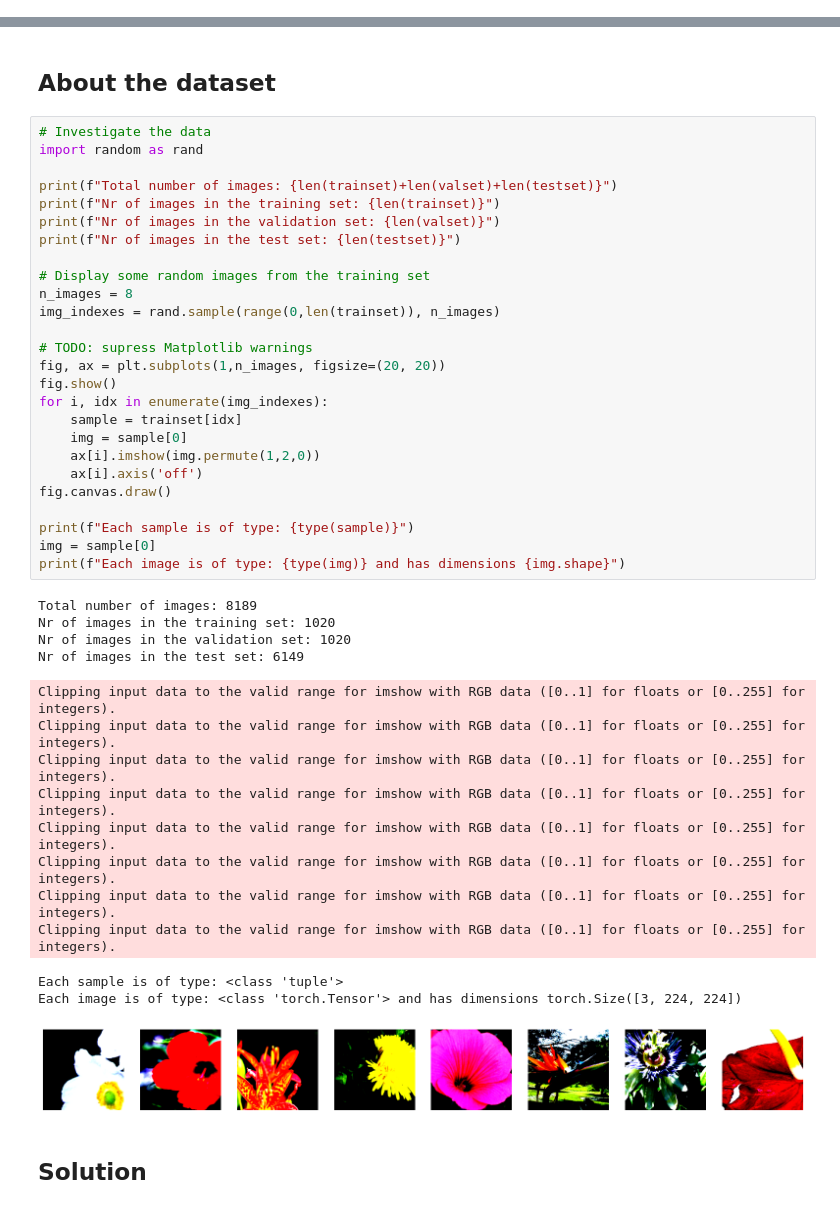
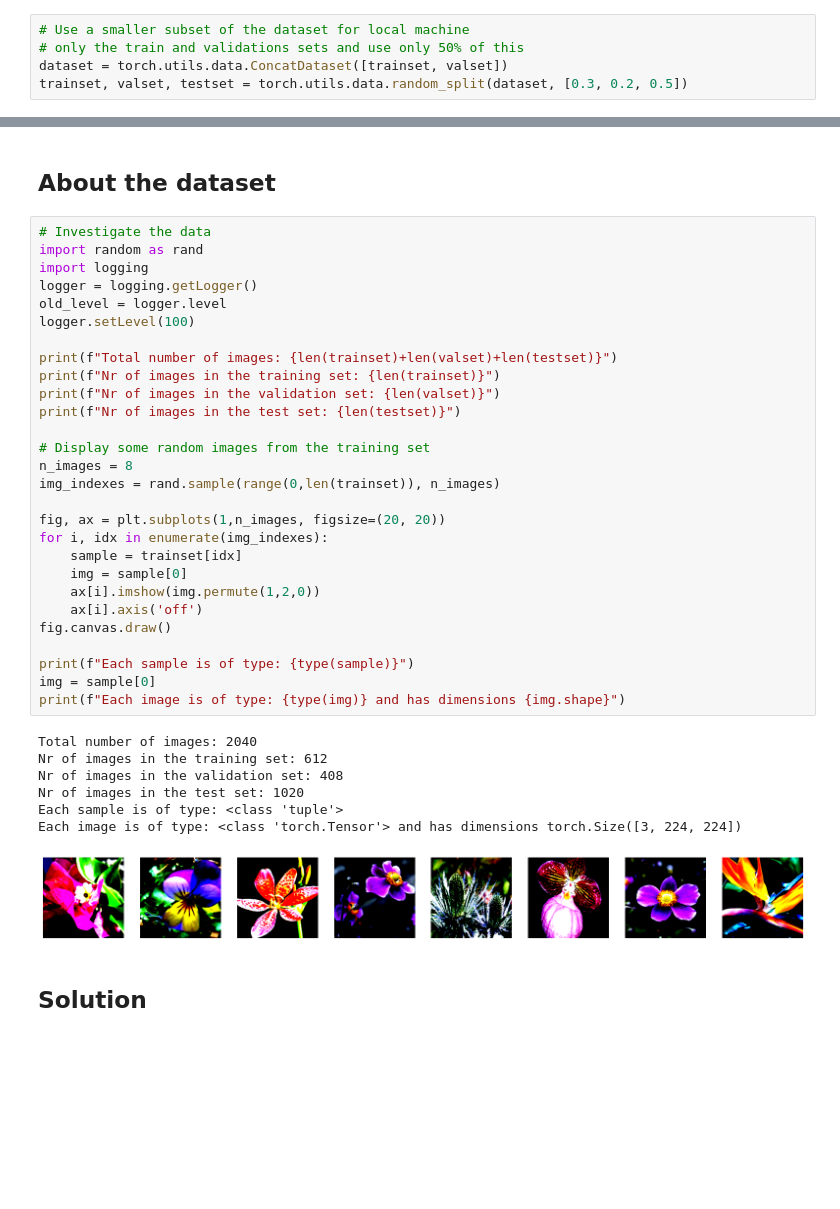
Before and after one commit to ScilifelabDataCentre/serve-tutorials, a Jupyter notebook: Webinars/2023-Using-containers-on-Berzelius/flowers-classification/01-notebook/local-solution-notebook.ipynb, the cells around one changed output, grey strips where cells are left out. Cells and saved outputs as stored; diff of their text form; blank space fills up the shorter version.

```diff
--- a/Webinars/2023-Using-containers-on-Berzelius/flowers-classification/01-notebook/local-solution-notebook.ipynb
+++ b/Webinars/2023-Using-containers-on-Berzelius/flowers-classification/01-notebook/local-solution-notebook.ipynb
@@ -78,4 +80,9 @@ valset = torchvision.datasets.Flowers102(root=DATA_PATH, split="val",
 
 testset = torchvision.datasets.Flowers102(root=DATA_PATH, split="test",
                                       download=True, transform=test_data_transforms)
+# %%
+# Use a smaller subset of the dataset for local machine
+# only the train and validations sets and use only 50% of this
+dataset = torch.utils.data.ConcatDataset([trainset, valset])
+trainset, valset, testset = torch.utils.data.random_split(dataset, [0.3, 0.2, 0.5])
 # %%
@@ -90,44 +96,38 @@ class_num = 102
 # %%
 # Investigate the data
 import random as rand
+import logging
+logger = logging.getLogger()
+old_level = logger.level
+logger.setLevel(100)
 
 print(f"Total number of images: {len(trainset)+len(valset)+len(testset)}")
 print(f"Nr of images in the training set: {len(trainset)}")
 print(f"Nr of images in the validation set: {len(valset)}")
 print(f"Nr of images in the test set: {len(testset)}")
 
 # Display some random images from the training set
 n_images = 8
 img_indexes = rand.sample(range(0,len(trainset)), n_images)
 
-# TODO: supress Matplotlib warnings
 fig, ax = plt.subplots(1,n_images, figsize=(20, 20))
-fig.show()
 for i, idx in enumerate(img_indexes):
     sample = trainset[idx]
     img = sample[0]
     ax[i].imshow(img.permute(1,2,0))
     ax[i].axis('off')
 fig.canvas.draw()
 
 print(f"Each sample is of type: {type(sample)}")
 img = sample[0]
 print(f"Each image is of type: {type(img)} and has dimensions {img.shape}")
 # %% [output]
-Total number of images: 8189
-Nr of images in the training set: 1020
-Nr of images in the validation set: 1020
-Nr of images in the test set: 6149
+Total number of images: 2040
+Nr of images in the training set: 612
+Nr of images in the validation set: 408
+Nr of images in the test set: 1020
+Each sample is of type: <class 'tuple'>
+Each image is of type: <class 'torch.Tensor'> and has dimensions torch.Size([3, 224, 224])
-Clipping input data to the valid range for imshow with RGB data ([0..1] for floats or [0..255] for integers).
-Clipping input data to the valid range for imshow with RGB data ([0..1] for floats or [0..255] for integers).
-Clipping input data to the valid range for imshow with RGB data ([0..1] for floats or [0..255] for integers).
-Clipping input data to the valid range for imshow with RGB data ([0..1] for floats or [0..255] for integers).
-Clipping input data to the valid range for imshow with RGB data ([0..1] for floats or [0..255] for integers).
-Clipping input data to the valid range for imshow with RGB data ([0..1] for floats or [0..255] for integers).
-Clipping input data to the valid range for imshow with RGB data ([0..1] for floats or [0..255] for integers).
-Clipping input data to the valid range for imshow with RGB data ([0..1] for floats or [0..255] for integers).
-Each sample is of type: <class 'tuple'>
-Each image is of type: <class 'torch.Tensor'> and has dimensions torch.Size([3, 224, 224])
-[figure, old version]
+[figure, new version]
 # %% [markdown]
 ## Solution
```
Also changed, not shown: parts of 11 cells of this notebook.
